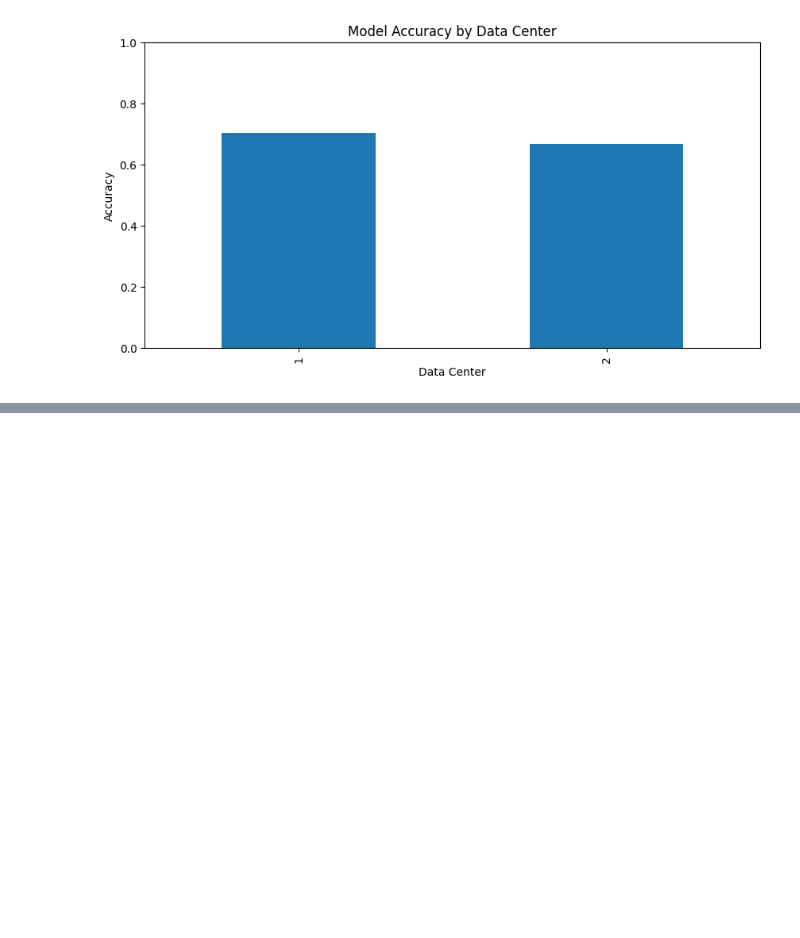
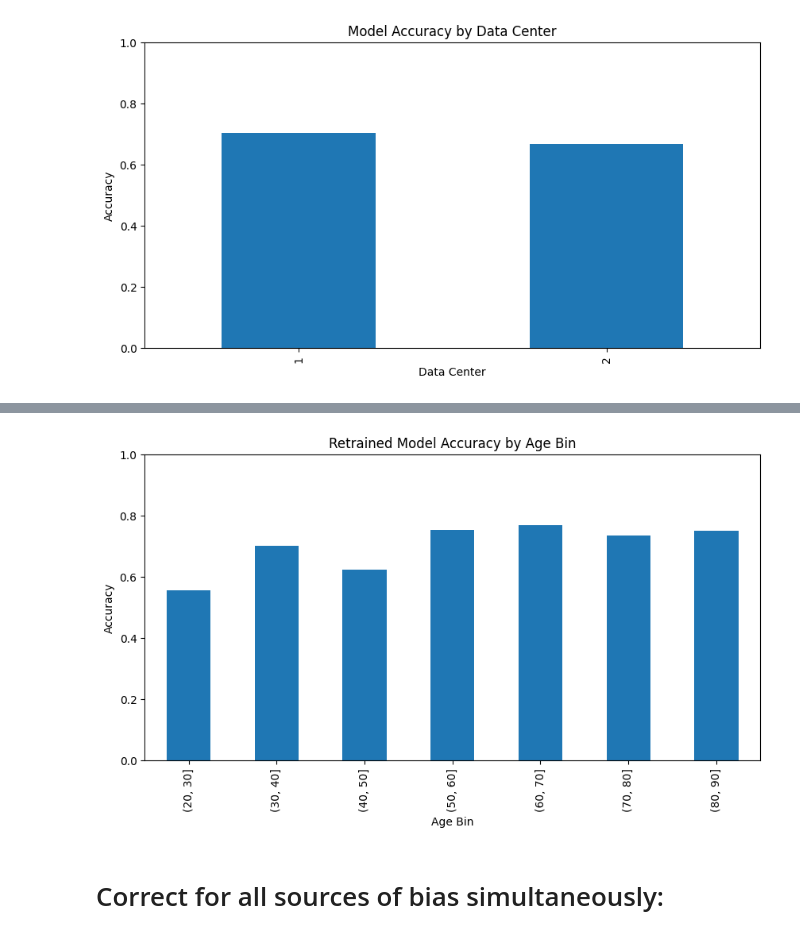
Before and after one commit to thuitema0/MPHY0050, a Jupyter notebook: Task6.ipynb, the cells around one changed output, grey strips where cells are left out. Cells and saved outputs as stored; diff of their text form; code cells hidden in the pictures; blank space fills up the shorter version.

```diff
--- a/Task6.ipynb
+++ b/Task6.ipynb
@@ -326,0 +571,34 @@ plt.show()
+# %%
+
+# evaluate on test set:
+model_loaded.load_state_dict(torch.load("myopic_maculopathy_resnet18_age_weights_retrained.pth"))
+model_loaded.eval()
+
+# get predictions and true labels for the test set:
+all_preds = []
+all_labels = []
+with torch.no_grad():
+    for images, labels in tqdm(test_dataloader):
+        images = images.to(device)
+        labels = labels.to(device)
+        outputs = model_loaded(images)
+        _, preds = torch.max(outputs, 1)
+        all_preds.extend(preds.cpu().numpy())
+        all_labels.extend(labels.cpu().numpy())
+all_preds = np.array(all_preds)
+all_labels = np.array(all_labels)
+
+test_df["predicted_grade"] = all_preds
+
+# accuracy by age bin:
+age_bin_accuracy = test_df.groupby("age_bin").apply(lambda x: (x["predicted_grade"] == x["myopic_maculopathy_grade"]).mean())
+age_bin_accuracy.plot(kind="bar", figsize=(10, 5))
+plt.title("Retrained Model Accuracy by Age Bin")
+plt.xlabel("Age Bin")
+plt.ylabel("Accuracy")
+plt.ylim(0, 1)
+plt.show()
+# %% [output]
+[figure, added]
+# %% [markdown]
+# Correct for all sources of bias simultaneously:
```
Also changed, not shown: parts of 12 cells of this notebook, 3 other files.
